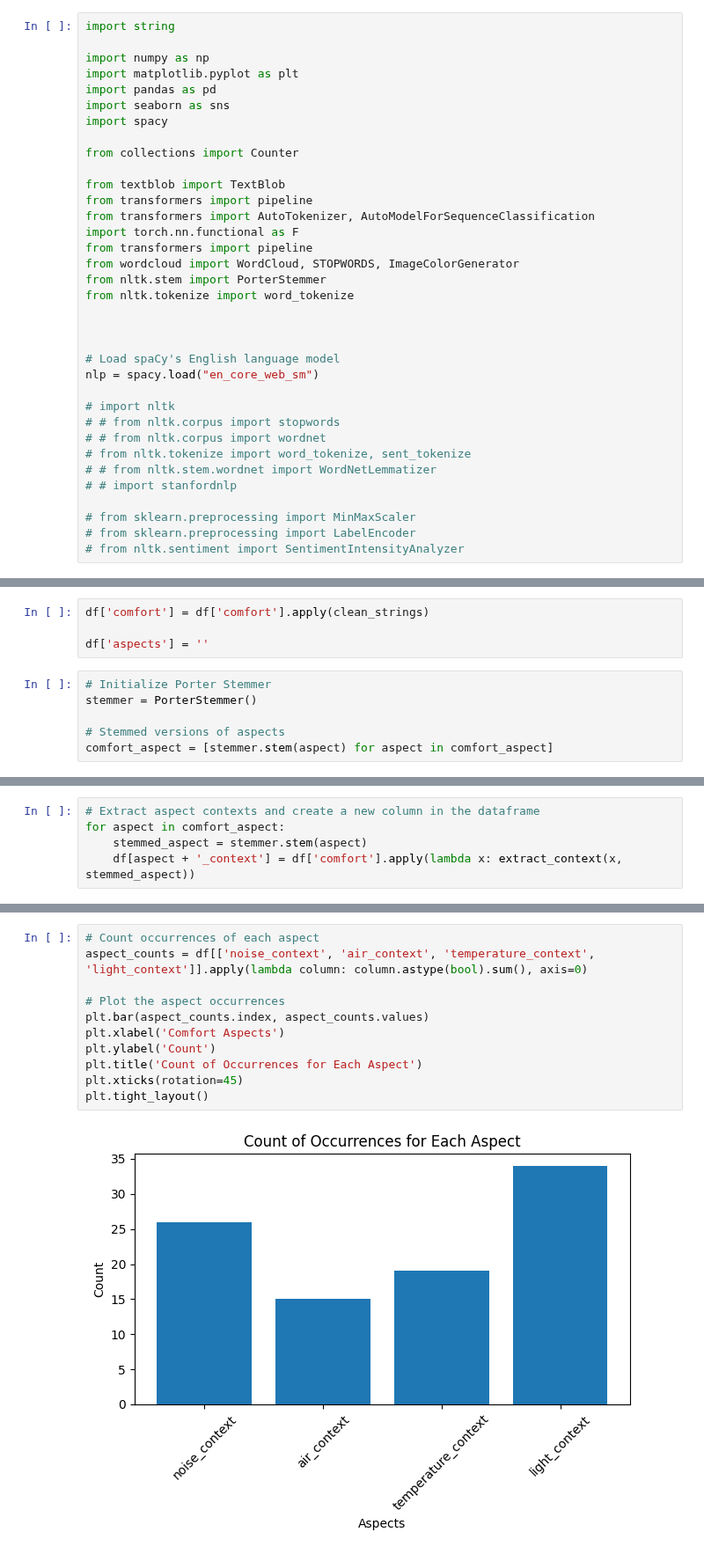
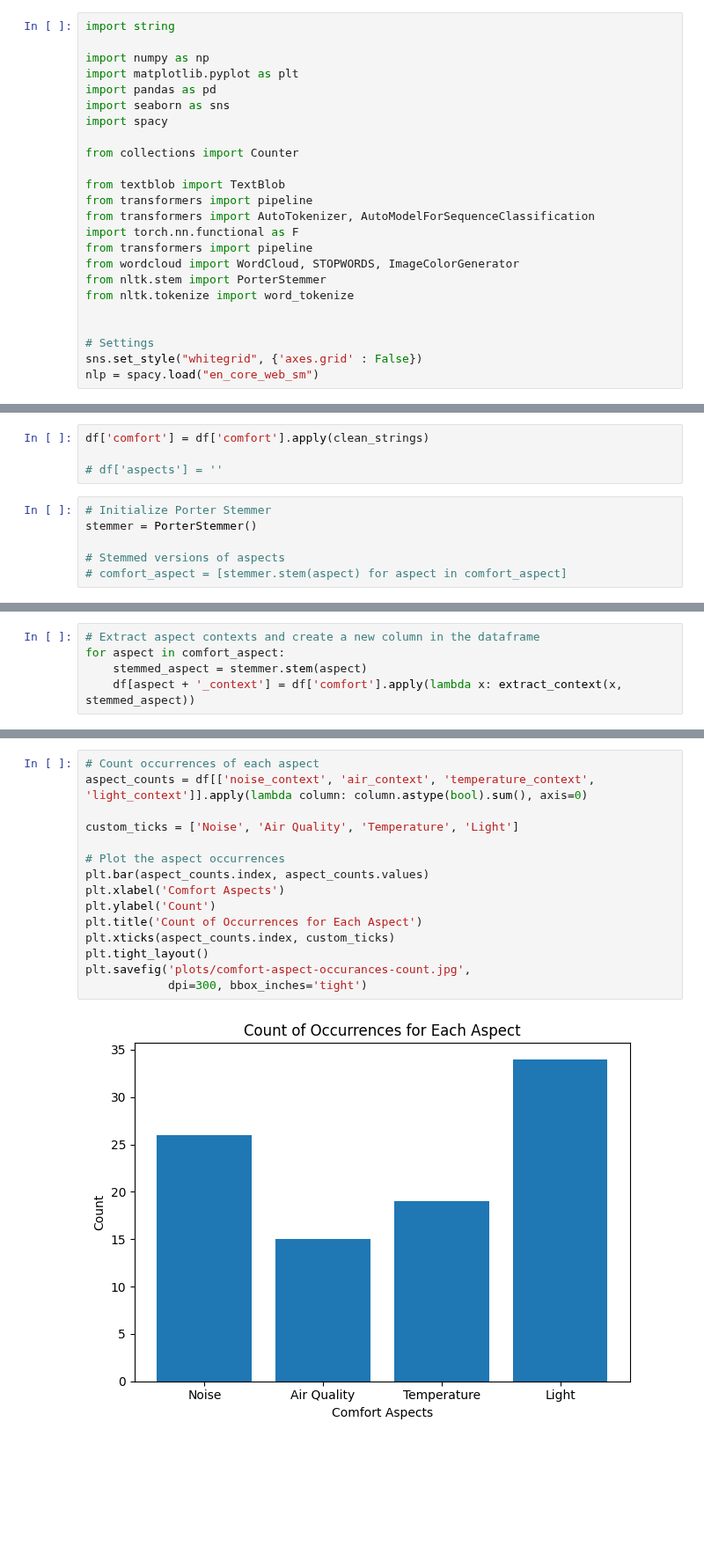
Before and after one commit to shrutirao94/language-comfort-emotions, a Jupyter notebook: sentiment-analysis.ipynb, the cells around one changed output, grey strips where cells are left out. Shown at 88% size. Cells and saved outputs as stored; diff of their text form; blank space fills up the shorter version.

Commit message:
[FEATURE] Aspect-based Analysis - Comfort

```diff
--- a/sentiment-analysis.ipynb
+++ b/sentiment-analysis.ipynb
@@ -35,17 +35,6 @@ from nltk.stem import PorterStemmer
 from nltk.tokenize import word_tokenize
 
 
-
-# Load spaCy's English language model
+# Settings
+sns.set_style("whitegrid", {'axes.grid' : False})
 nlp = spacy.load("en_core_web_sm")
-
-# import nltk
-# # from nltk.corpus import stopwords
-# # from nltk.corpus import wordnet
-# from nltk.tokenize import word_tokenize, sent_tokenize
-# # from nltk.stem.wordnet import WordNetLemmatizer
-# # import stanfordnlp
-
-# from sklearn.preprocessing import MinMaxScaler
-# from sklearn.preprocessing import LabelEncoder
-# from nltk.sentiment import SentimentIntensityAnalyzer
@@ -486,13 +469,13 @@ generate_wordcloud()
 # %%
 df['comfort'] = df['comfort'].apply(clean_strings)
 
-df['aspects'] = ''
+# df['aspects'] = ''
 # %%
 # Initialize Porter Stemmer
 stemmer = PorterStemmer()
 
 # Stemmed versions of aspects
-comfort_aspect = [stemmer.stem(aspect) for aspect in comfort_aspect]
+# comfort_aspect = [stemmer.stem(aspect) for aspect in comfort_aspect]
 # %%
 def extract_context(text, aspect, window_size=3):
     tokens = word_tokenize(text)
@@ -533,13 +516,17 @@ df
 # %%
 # Count occurrences of each aspect
 aspect_counts = df[['noise_context', 'air_context', 'temperature_context', 'light_context']].apply(lambda column: column.astype(bool).sum(), axis=0)
+
+custom_ticks = ['Noise', 'Air Quality', 'Temperature', 'Light']
 
 # Plot the aspect occurrences
 plt.bar(aspect_counts.index, aspect_counts.values)
 plt.xlabel('Comfort Aspects')
 plt.ylabel('Count')
 plt.title('Count of Occurrences for Each Aspect')
-plt.xticks(rotation=45)
+plt.xticks(aspect_counts.index, custom_ticks)
 plt.tight_layout()
+plt.savefig('plots/comfort-aspect-occurances-count.jpg',
+            dpi=300, bbox_inches='tight')
 # %% [output]
-[figure, old version]
+[figure, new version]
```
Also changed, not shown: parts of 6 cells of this notebook.
